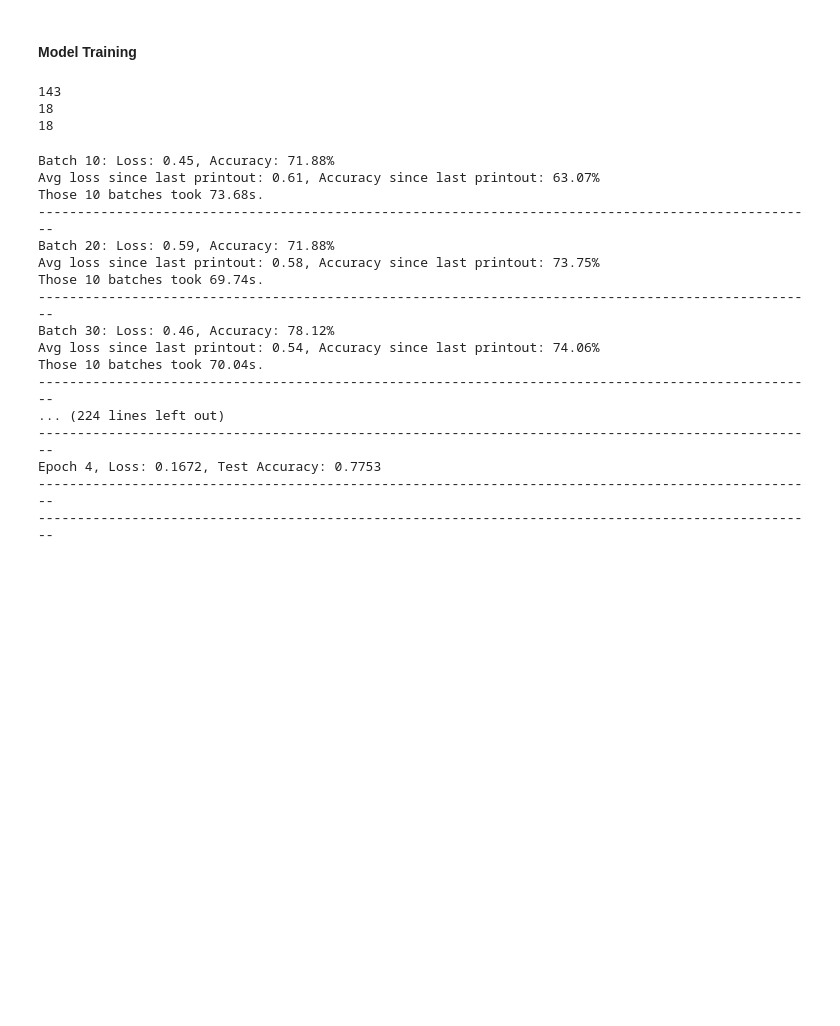
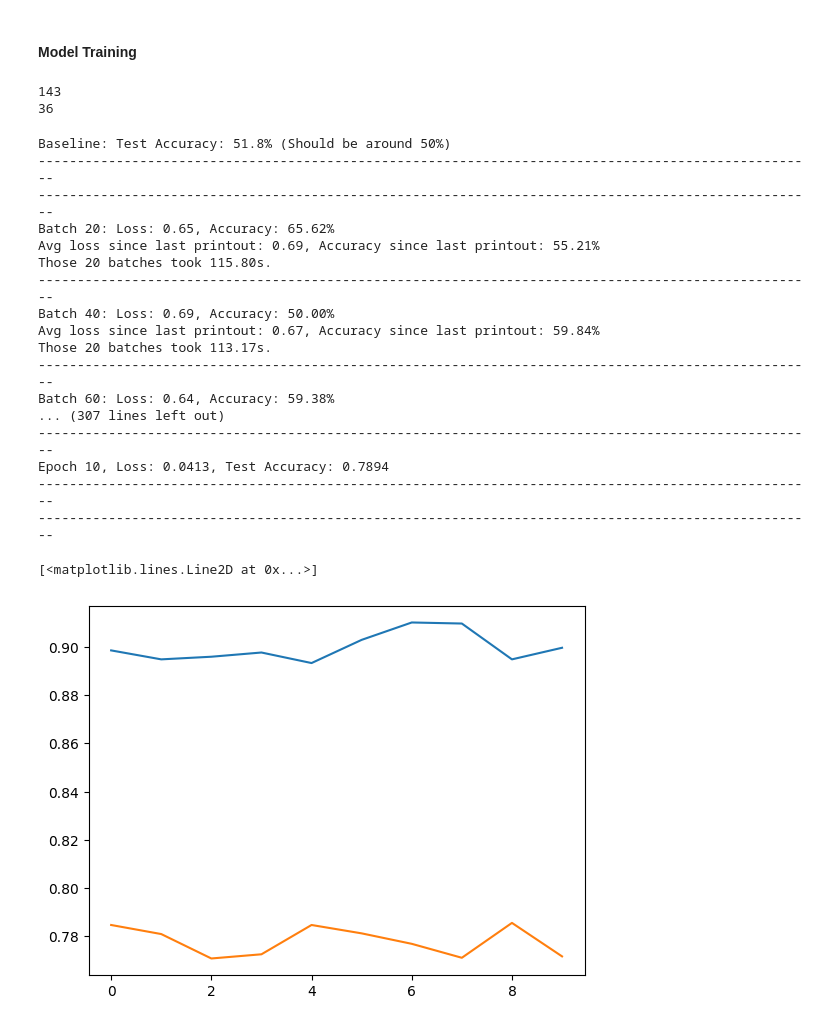
Before and after one commit to RickHanish/Movie_Poster_Dating, a Jupyter notebook: final_project.ipynb, the cells around one changed output. Saved outputs shown, nothing was run; the diff lists cells and outputs as text; code cells hidden in the pictures; blank space fills up the shorter version.

```diff
--- a/final_project.ipynb
+++ b/final_project.ipynb
@@ -114,7 +108,7 @@ def generate_id_pairs_by_year(df, id_column='id', year_column='releaseYear', dow
     np.random.shuffle(pairs)
     return pairs[::downsample_freq]
 # %%
-id_pairs = generate_id_pairs_by_year(sampled_data, downsample_freq=10001)
+id_pairs = generate_id_pairs_by_year(sampled_data, downsample_freq=5000)
 labels = np.random.randint(0, 2, len(id_pairs))
 id_pairs[labels==0] = id_pairs[labels==0][:, ::-1]
 # %%
@@ -125,18 +137,16 @@ id_pairs.shape
 #### Model Training
 # %%
 class MoviePairDataset(Dataset):
-    def __init__(self, pairs, labels, poster_dict, transform=None):
+    def __init__(self, pairs, labels, poster_dict):
         """
         Args:
             pairs (list of tuples): List of movie ID pairs.
             labels (list): List of binary labels (0 or 1).
             poster_dict (dict): Dictionary where keys are movie IDs and values are poster images.
-            transform (callable, optional): Transform to apply to the poster images.
         """
         self.pairs = pairs
         self.labels = labels
         self.poster_dict = poster_dict
-        self.transform = transform
 
     def __len__(self):
         return len(self.pairs)
@@ -148,10 +158,6 @@ class MoviePairDataset(Dataset):
         poster1 = self.poster_dict[id1]
         poster2 = self.poster_dict[id2]
 
-        if self.transform:
-            poster1 = self.transform(poster1)
-            poster2 = self.transform(poster2)
-
         return poster1, poster2, torch.tensor(label, dtype=torch.long)
 # %%
 class PosterComparisonModel(nn.Module):
@@ -198,15 +193,13 @@ test_dataset = MoviePairDataset(pairs=test_pairs, labels=test_labels, poster_dic
 test_loader = DataLoader(test_dataset, batch_size=32, shuffle=False)
 # %%
 print(len(train_loader))
-print(len(val_loader))
 print(len(test_loader))
 # %% [output]
 143
-18
-18
+36
 # %%
 # Training loop
-def train_model(model, train_loader, optimizer, criterion, device, val_loader, print_freq=100, valid_freq=1000):
+def train_model(model, train_loader, optimizer, criterion, device, epoch_num, print_freq=100):
     model.train()
     model.to(device)
     total_loss = 0
@@ -240,18 +233,12 @@ def train_model(model, train_loader, optimizer, criterion, device, val_loader, p
 
         # Occasionally print results
         if print_freq > 0 and i % print_freq == 0 and i != 0:
-            print(f'Batch {i}: Loss: {loss.item():.2g}, Accuracy: {accuracy*100:.2f}%')
+            print(f'Epoch {epoch_num} Batch {i}: Loss: {loss.item():.2g}, Accuracy: {accuracy*100:.2f}%')
             print(f'Avg loss since last printout: {np.mean(loss_list):.2g}, Accuracy since last printout: {np.mean(acc_list)*100:.2f}%')
             print(f'Those {print_freq} batches took {time.time() - last_printout_time:.2f}s.')
             loss_list, acc_list = [], []
             last_printout_time = time.time()
             print('-'*100)
-
-        # Occasionally validate
-        if valid_freq > 0 and i % valid_freq == 0 and i != 0:
-            print('Validating...')
-            valid_acc = test_model(model, val_loader, device)
-            print(f'Validation accuracy: {valid_acc}')
 
     return overall_loss_list, overall_acc_list
 
@@ -259,8 +246,6 @@ def train_model(model, train_loader, optimizer, criterion, device, val_loader, p
 def test_model(model, test_loader, device):
     model.eval()
     model.to(device)
-    correct = 0
-    total = 0
     accs = []
 
     with torch.no_grad():
@@ -278,7 +263,7 @@ def test_model(model, test_loader, device):
 # Initialize model, loss, and optimizer
 model = PosterComparisonModel()
 criterion = nn.CrossEntropyLoss()
-optimizer = optim.Adam(model.parameters(), lr=1e-4)
+optimizer = optim.Adam(model.parameters(), lr=1e-5)
 
 device = torch.device("cuda" if torch.cuda.is_available() else "cpu")
 num_epochs = 10
@@ -287,32 +272,48 @@ test_accs = []
 train_batch_accs = []
 train_batch_losses = []
 test_batch_accs = []
+initial_test_accs = test_model(model, test_loader, device)
+print(f'Baseline: Test Accuracy: {np.mean(initial_test_accs)*100:.1f}% (Should be around 50%)')
+print('-'*100)
+print('-'*100)
 for epoch in range(num_epochs):
-    train_losses, train_accs = train_model(model, train_loader, optimizer, criterion, device, val_loader, print_freq=10, valid_freq=-1)
+    train_losses, train_accs = train_model(model, train_loader, optimizer, criterion, device, epoch+1, print_freq=20)
     test_accs = test_model(model, test_loader, device)
     train_batch_accs.extend(train_accs)
     train_batch_losses.extend(train_losses)
     test_batch_accs.extend(test_accs)
 
     print('-'*100)
-    print(f"Epoch {epoch + 1}, Loss: {np.mean(train_losses):.4f}, Test Accuracy: {np.mean(test_accs):.4f}")
+    print(f"Epoch {epoch + 1}, Loss: {np.mean(train_losses):.4f}, Test Accuracy: {np.mean(test_accs)*100:.2f}%")
     print('-'*100)
     print('-'*100)
 # %% [output]
-Batch 10: Loss: 0.45, Accuracy: 71.88%
-Avg loss since last printout: 0.61, Accuracy since last printout: 63.07%
-Those 10 batches took 73.68s.
-----------------------------------------------------------------------------------------------------
-Batch 20: Loss: 0.59, Accuracy: 71.88%
-Avg loss since last printout: 0.58, Accuracy since last printout: 73.75%
-Those 10 batches took 69.74s.
-----------------------------------------------------------------------------------------------------
-Batch 30: Loss: 0.46, Accuracy: 78.12%
-Avg loss since last printout: 0.54, Accuracy since last printout: 74.06%
-Those 10 batches took 70.04s.
-----------------------------------------------------------------------------------------------------
-... (224 lines left out)
-----------------------------------------------------------------------------------------------------
-Epoch 4, Loss: 0.1672, Test Accuracy: 0.7753
+Baseline: Test Accuracy: 51.8% (Should be around 50%)
 ----------------------------------------------------------------------------------------------------
 ----------------------------------------------------------------------------------------------------
+Batch 20: Loss: 0.65, Accuracy: 65.62%
+Avg loss since last printout: 0.69, Accuracy since last printout: 55.21%
+Those 20 batches took 115.80s.
+----------------------------------------------------------------------------------------------------
+Batch 40: Loss: 0.69, Accuracy: 50.00%
+Avg loss since last printout: 0.67, Accuracy since last printout: 59.84%
+Those 20 batches took 113.17s.
+----------------------------------------------------------------------------------------------------
+Batch 60: Loss: 0.64, Accuracy: 59.38%
+... (307 lines left out)
+----------------------------------------------------------------------------------------------------
+Epoch 10, Loss: 0.0413, Test Accuracy: 0.7894
+----------------------------------------------------------------------------------------------------
+----------------------------------------------------------------------------------------------------
+# %%
+train_batch_accs = np.array(train_batch_accs)
+train_batch_losses = np.array(train_batch_losses)
+test_batch_accs = np.array(test_batch_accs)
+train_epoch_accs = np.mean(train_batch_accs.reshape((len(train_loader), -1)), axis=0)
+train_epoch_losses = np.mean(train_batch_losses.reshape((len(train_loader), -1)), axis=0)
+test_epoch_accs = np.mean(test_batch_accs.reshape((len(test_loader), -1)), axis=0)
+plt.plot(train_epoch_accs)
+plt.plot(test_epoch_accs)
+# %% [output]
+[<matplotlib.lines.Line2D at 0x...>]
+[figure, added]
```
Also changed, not shown: parts of 12 cells of this notebook, 1 other file.
